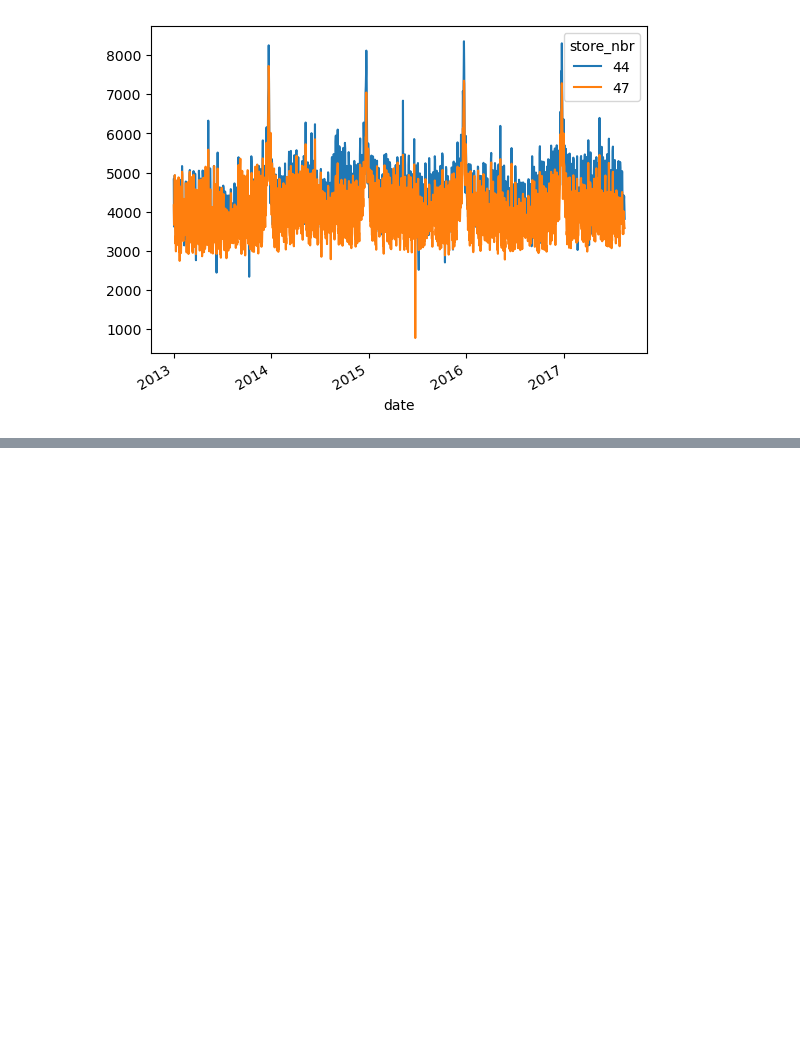
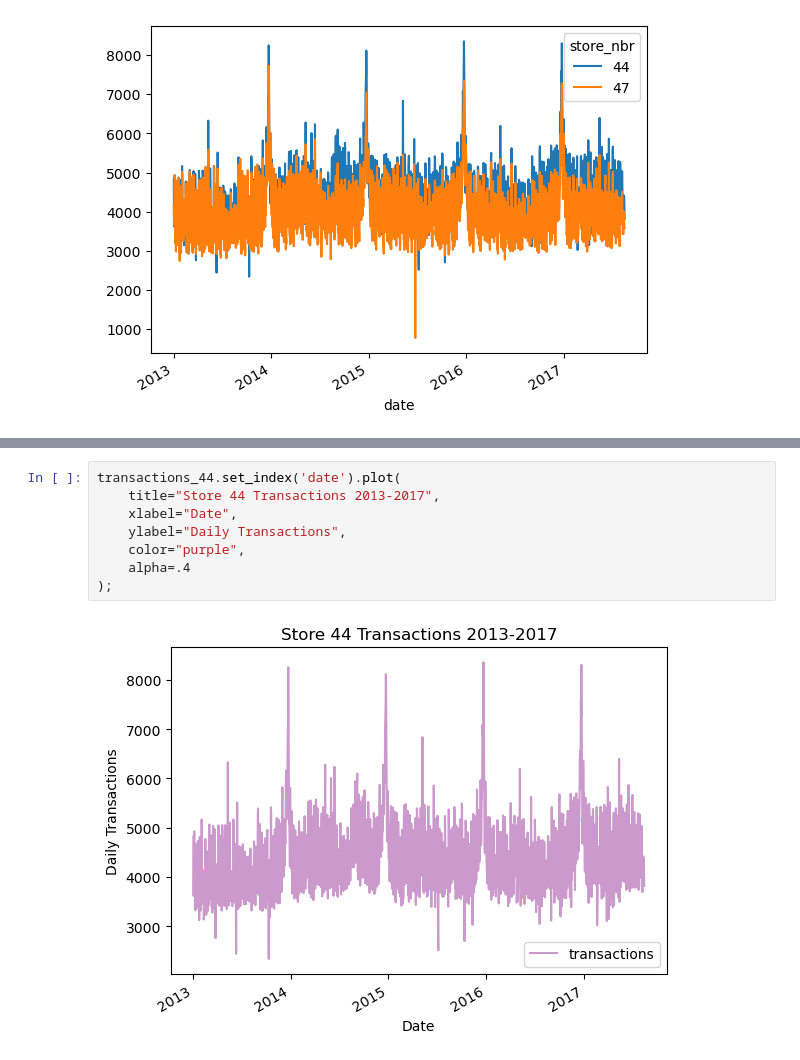
Before and after one commit to amorganhunt/Maven-NumPy-and-Pandas-2, a Jupyter notebook: maven_python_course/data_visualization/matplotlib.ipynb, the cells around one changed output, grey strips where cells are left out. Saved outputs shown, nothing was run; the diff lists cells and outputs as text; blank space fills up the shorter version.

```diff
--- a/maven_python_course/data_visualization/matplotlib.ipynb
+++ b/maven_python_course/data_visualization/matplotlib.ipynb
@@ -65,0 +87,10 @@ transactions_44.set_index("date").plot()
+# %%
+transactions_44.set_index('date').plot(
+    title="Store 44 Transactions 2013-2017",
+    xlabel="Date",
+    ylabel="Daily Transactions",
+    color="purple",
+    alpha=.4
+);
+# %% [output]
+[figure, added]
```
Also changed, not shown: parts of 17 cells of this notebook, 1 other file.
